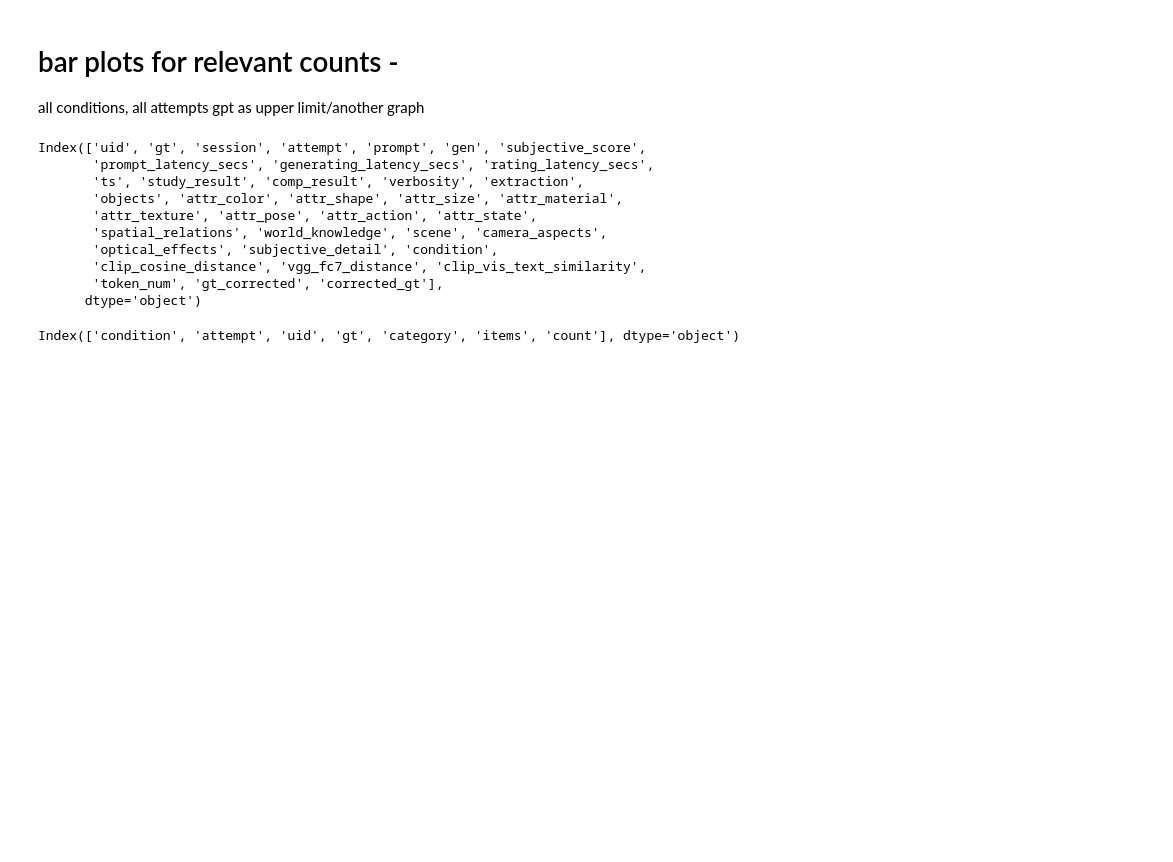
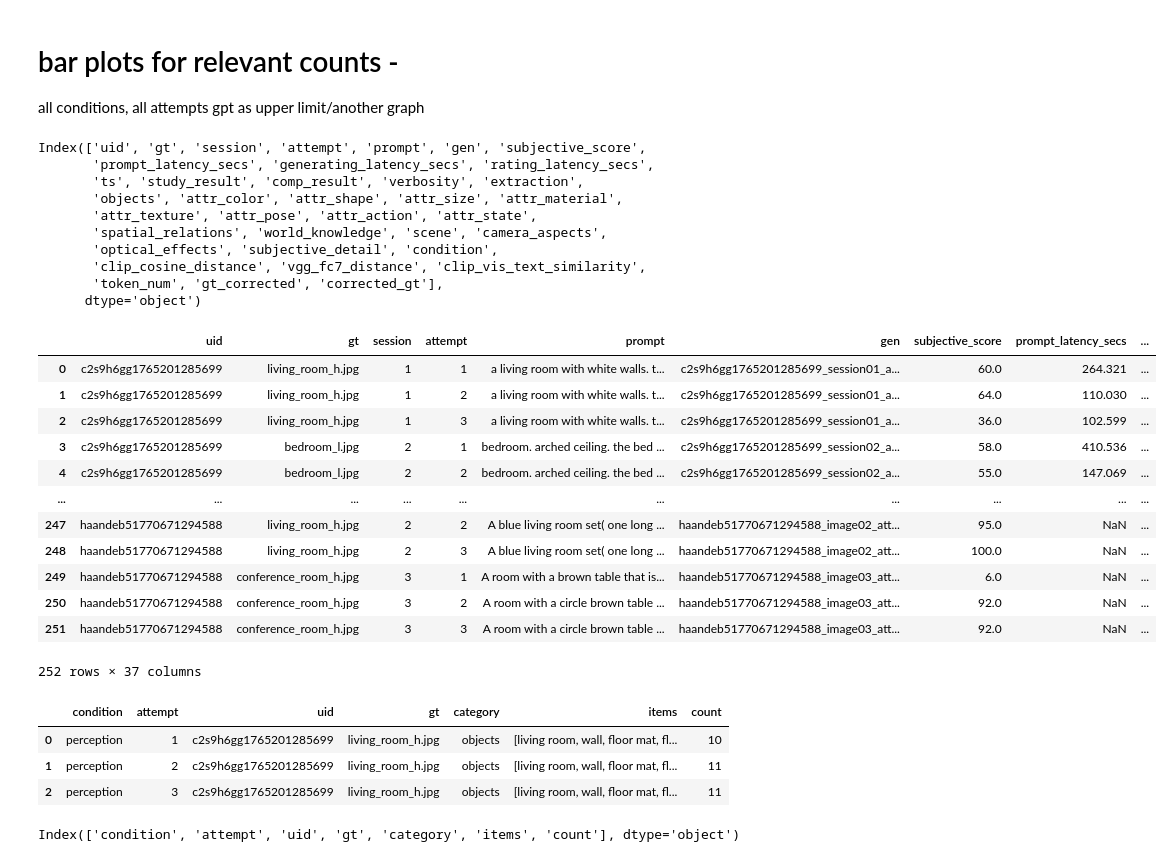
Before and after one commit to AnatKordon/Imagination_in_translation, a Jupyter notebook: analysis/nlp_analysis/comparing_conditions.ipynb, the cells around one changed output. Cells and saved outputs as stored; diff of their text form; code cells hidden in the pictures; blank space fills up the shorter version.

```diff
--- a/analysis/nlp_analysis/comparing_conditions.ipynb
+++ b/analysis/nlp_analysis/comparing_conditions.ipynb
@@ -102,6 +102,22 @@ Index(['uid', 'gt', 'session', 'attempt', 'prompt', 'gen', 'subjective_score',
        'clip_cosine_distance', 'vgg_fc7_distance', 'clip_vis_text_similarity',
        'token_num', 'gt_corrected', 'corrected_gt'],
       dtype='object')
+# %%
+df
+# %% [output]
+|  | uid | gt | session | attempt | prompt | gen | subjective_score | prompt_latency_secs | ... |
+| 0 | c2s9h6gg1765201285699 | living_room_h.jpg | 1 | 1 | a living room with white walls. t... | c2s9h6gg1765201285699_session01_a... | 60.0 | 264.321 | ... |
+| 1 | c2s9h6gg1765201285699 | living_room_h.jpg | 1 | 2 | a living room with white walls. t... | c2s9h6gg1765201285699_session01_a... | 64.0 | 110.030 | ... |
+| 2 | c2s9h6gg1765201285699 | living_room_h.jpg | 1 | 3 | a living room with white walls. t... | c2s9h6gg1765201285699_session01_a... | 36.0 | 102.599 | ... |
+| 3 | c2s9h6gg1765201285699 | bedroom_l.jpg | 2 | 1 | bedroom. arched ceiling. the bed ... | c2s9h6gg1765201285699_session02_a... | 58.0 | 410.536 | ... |
+| 4 | c2s9h6gg1765201285699 | bedroom_l.jpg | 2 | 2 | bedroom. arched ceiling. the bed ... | c2s9h6gg1765201285699_session02_a... | 55.0 | 147.069 | ... |
+| ... | ... | ... | ... | ... | ... | ... | ... | ... | ... |
+| 247 | haandeb51770671294588 | living_room_h.jpg | 2 | 2 | A blue living room set( one long ... | haandeb51770671294588_image02_att... | 95.0 | NaN | ... |
+| 248 | haandeb51770671294588 | living_room_h.jpg | 2 | 3 | A blue living room set( one long ... | haandeb51770671294588_image02_att... | 100.0 | NaN | ... |
+| 249 | haandeb51770671294588 | conference_room_h.jpg | 3 | 1 | A room with a brown table that is... | haandeb51770671294588_image03_att... | 6.0 | NaN | ... |
+| 250 | haandeb51770671294588 | conference_room_h.jpg | 3 | 2 | A room with a circle brown table ... | haandeb51770671294588_image03_att... | 92.0 | NaN | ... |
+| 251 | haandeb51770671294588 | conference_room_h.jpg | 3 | 3 | A room with a circle brown table ... | haandeb51770671294588_image03_att... | 92.0 | NaN | ... |
+252 rows × 37 columns
 # %%
 selected_columns = ["objects", "spatial_relations", "attr_color", "attr_size", "attr_texture", "camera_aspects"]
 # %%
@@ -128,6 +144,13 @@ long["count"] = long["items"].apply(safe_len)
 
 # Keep category order as selected_columns
 long["category"] = pd.Categorical(long["category"], categories=selected_columns, ordered=True)
+# %%
+long.head(3)
+# %% [output]
+|  | condition | attempt | uid | gt | category | items | count |
+| 0 | perception | 1 | c2s9h6gg1765201285699 | living_room_h.jpg | objects | [living room, wall, floor mat, fl... | 10 |
+| 1 | perception | 2 | c2s9h6gg1765201285699 | living_room_h.jpg | objects | [living room, wall, floor mat, fl... | 11 |
+| 2 | perception | 3 | c2s9h6gg1765201285699 | living_room_h.jpg | objects | [living room, wall, floor mat, fl... | 11 |
 # %%
 # #display full column width
 # pd.set_option('display.max_colwidth', None)
```
Also changed, not shown: parts of 7 cells of this notebook.
